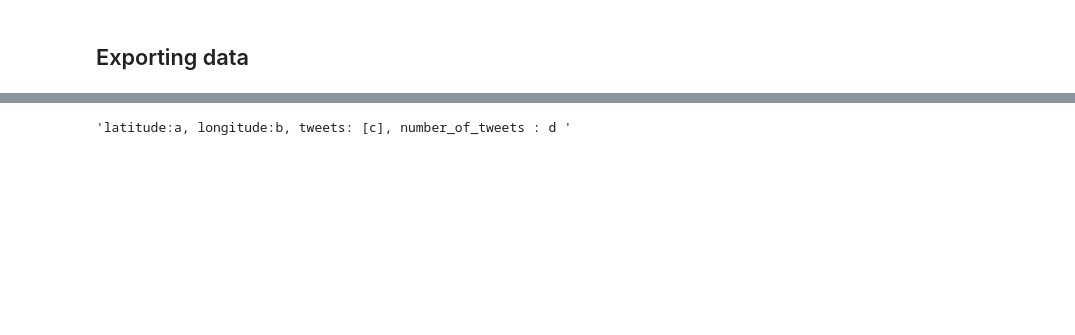
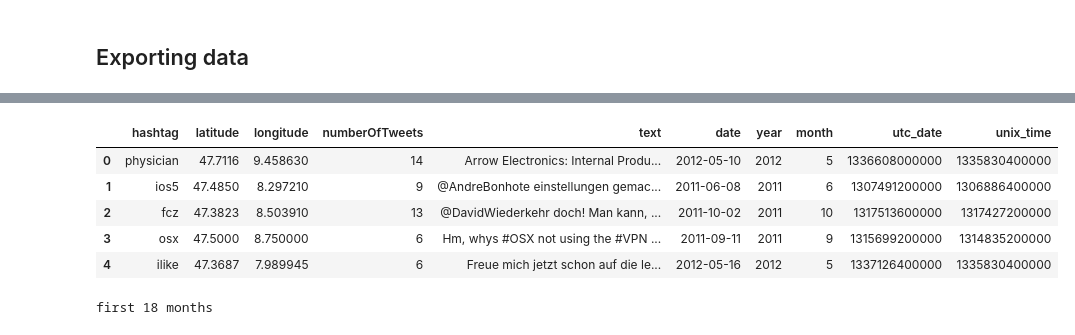
Before and after one commit to enrabre/AdaEPFL-Project, a Jupyter notebook: EventDetectionv2.ipynb, the cells around one changed output, grey strips where cells are left out. Saved outputs shown, nothing was run; the diff lists cells and outputs as text; code cells hidden in the pictures; blank space fills up the shorter version.

Commit message:
grouped monthly; json fix

```diff
--- a/EventDetectionv2.ipynb
+++ b/EventDetectionv2.ipynb
@@ -395,0 +391,23 @@ e_df.head(1)
+# %%
+epoch_dt = datetime(1970, 1, 1)
+def to_utc(date):
+    d_dt = datetime.combine(date, datetime.min.time())
+    return int((d_dt - epoch_dt).total_seconds()*1000)
+# %%
+e_df['utc_date'] = e_df['date'].apply(lambda x: to_utc(x))
+# %%
+def convert_to_unix_time(record):
+    datetime_index = pd.DatetimeIndex([datetime(record['year'], record['month'], 1)])
+    unix_time_index = datetime_index.astype(np.int64) // 10**6
+    return unix_time_index[0]
+# %%
+e_df['unix_time'] = e_df.apply(convert_to_unix_time, axis=1)
+# %%
+e_df.head()
+# %% [output]
+|  | hashtag | latitude | longitude | numberOfTweets | text | date | year | month | utc_date | unix_time |
+| 0 | physician | 47.7116 | 9.458630 | 14 | Arrow Electronics: Internal Produ... | 2012-05-10 | 2012 | 5 | 1336608000000 | 1335830400000 |
+| 1 | ios5 | 47.4850 | 8.297210 | 9 | @AndreBonhote einstellungen gemac... | 2011-06-08 | 2011 | 6 | 1307491200000 | 1306886400000 |
+| 2 | fcz | 47.3823 | 8.503910 | 13 | @DavidWiederkehr doch! Man kann, ... | 2011-10-02 | 2011 | 10 | 1317513600000 | 1317427200000 |
+| 3 | osx | 47.5000 | 8.750000 | 6 | Hm, whys #OSX not using the #VPN ... | 2011-09-11 | 2011 | 9 | 1315699200000 | 1314835200000 |
+| 4 | ilike | 47.3687 | 7.989945 | 6 | Freue mich jetzt schon auf die le... | 2012-05-16 | 2012 | 5 | 1337126400000 | 1335830400000 |
@@ -395,0 +416,4 @@ e_df.head(1)
+# %%
+print('first {0} months '.format(len(e_gb_month.groups)))
+# %% [output]
+first 18 months
@@ -398,4 +445,0 @@ e_gb = e_df.groupby(e_df.date)
-# %%
-'latitude:{0}, longitude:{1}, tweets: [{2}], number_of_tweets : {3} '.format('a', 'b', 'c', 'd')
-# %% [output]
-'latitude:a, longitude:b, tweets: [c], number_of_tweets : d '
```
Also changed, not shown: parts of 25 cells of this notebook.
